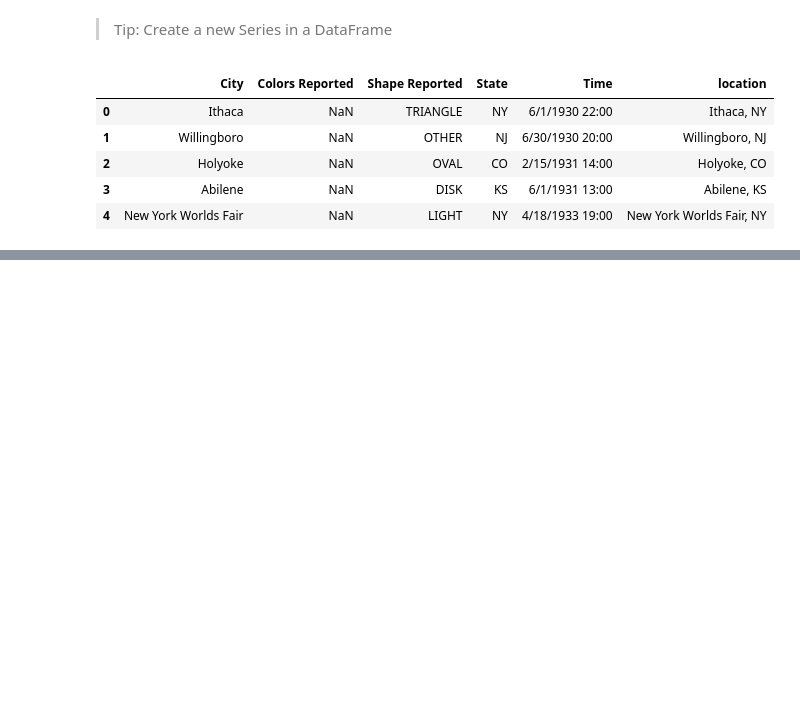
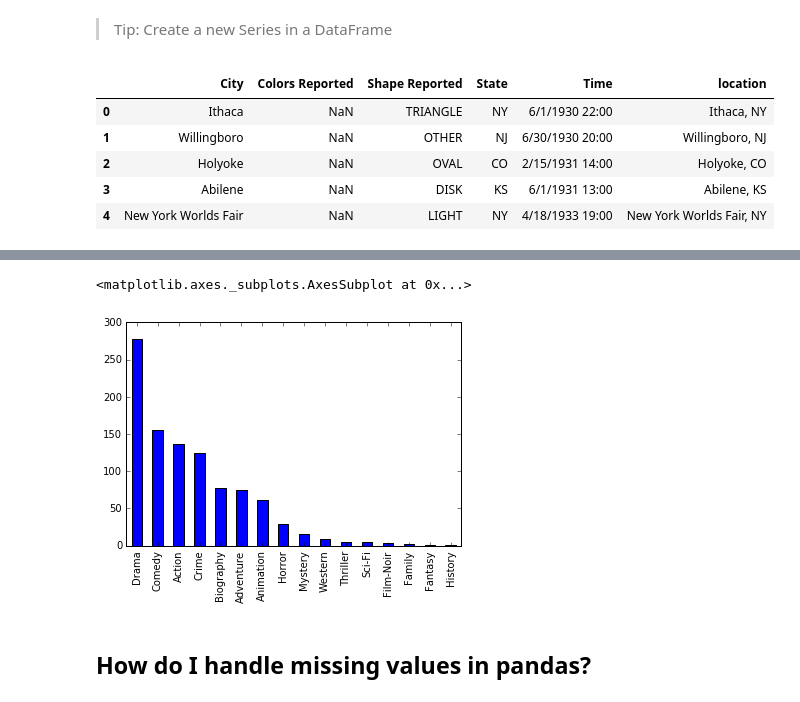
Before and after one commit to reetawwsum/Jupyter-Notebooks, a Jupyter notebook: Data analysis in Python with pandas.ipynb, the cells around one changed output, grey strips where cells are left out. Drawn from its saved outputs; the diff is of its cells as text; code cells hidden in the pictures; blank space fills up the shorter version.

```diff
--- a/Data analysis in Python with pandas.ipynb
+++ b/Data analysis in Python with pandas.ipynb
@@ -93,0 +643,7 @@ ufo.head()
+# %%
+movies.genre.value_counts().plot(kind='bar')
+# %% [output]
+<matplotlib.axes._subplots.AxesSubplot at 0x...>
+[figure, added]
+# %% [markdown]
+## How do I handle missing values in pandas?
```
Also changed, not shown: parts of 94 cells of this notebook.
